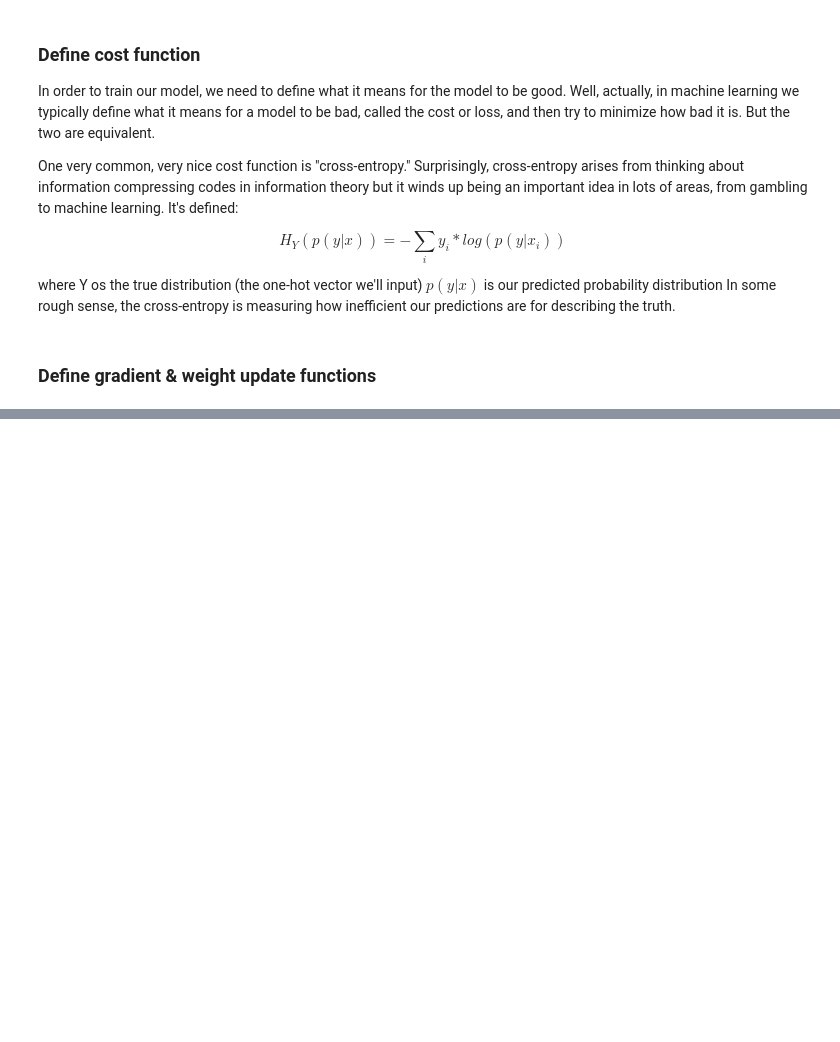
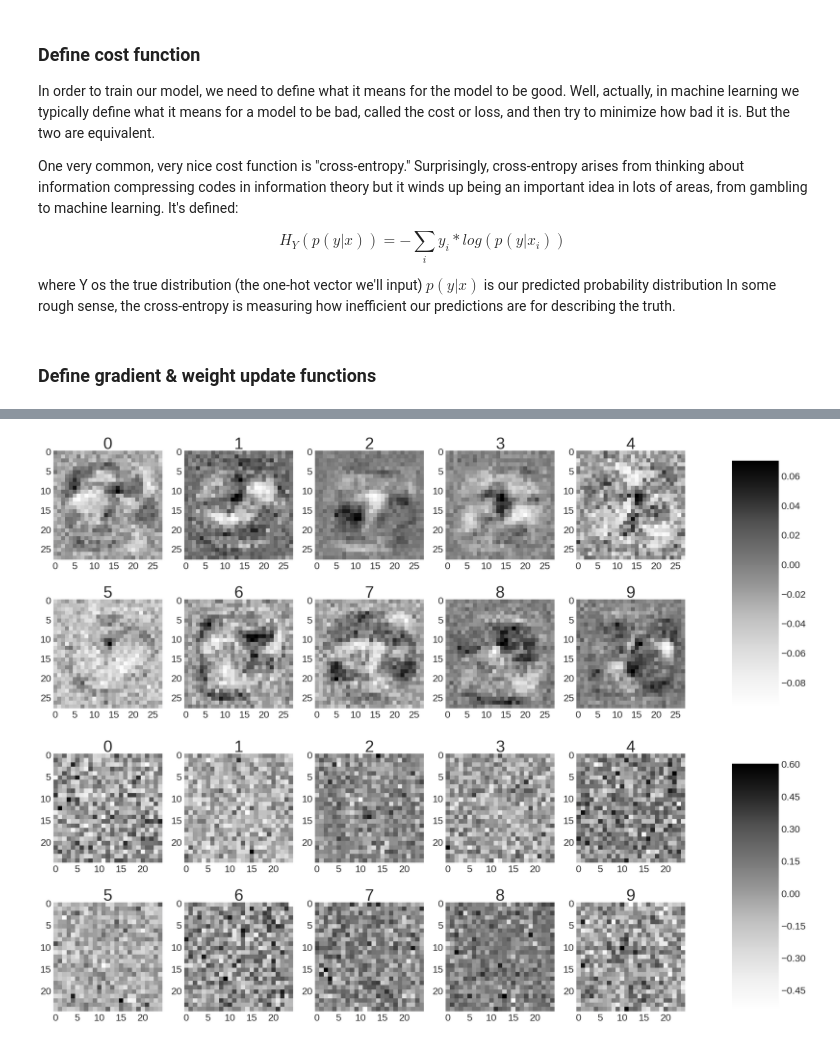
Before and after one commit to quangcs7/DeepLearning, a Jupyter notebook: Theano at a Glance.ipynb, the cells around one changed output, grey strips where cells are left out. Drawn from its saved outputs; the diff is of its cells as text; code cells hidden in the pictures; blank space fills up the shorter version.

```diff
--- a/Theano at a Glance.ipynb
+++ b/Theano at a Glance.ipynb
@@ -524,0 +540,5 @@ analyze_net(w, 28)
+# %%
+w_h = init_weights((784, 625), 'w_h')  # initialize weights for hidden layer
+b_h = init_bias(625, 'b_h')
+w_o = init_weights((625, 10), 'w_o')
+b_o = init_bias(10, 'b_o')
@@ -524,0 +636,7 @@ analyze_net(w, 28)
+# %%
+# weight visualization
+analyze_net(w_h, 28)
+analyze_net(w_o, 25)
+# %% [output]
+[figure, added]
+[figure, added]
```
Also changed, not shown: parts of 45 cells of this notebook.
